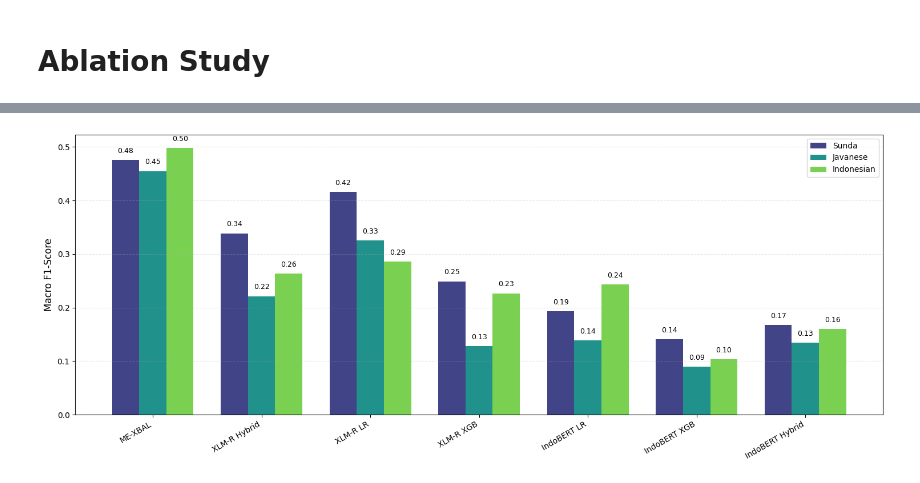
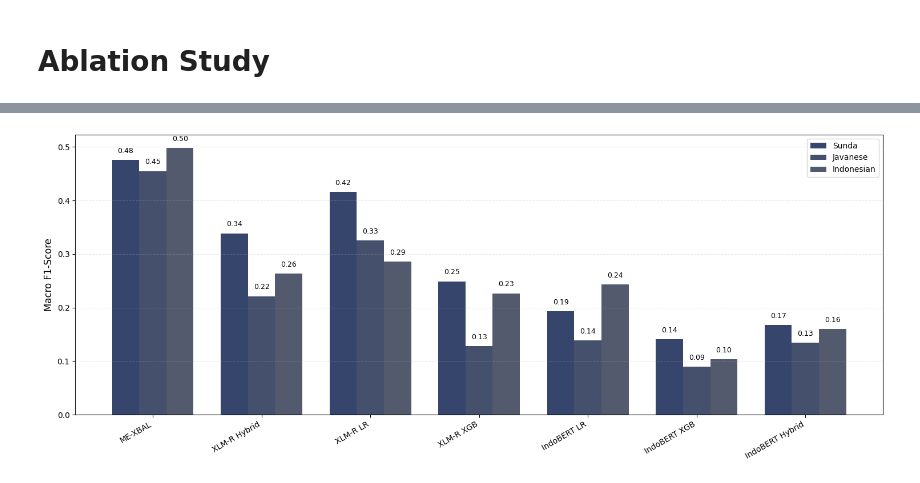
Before and after one commit to rezkanorhafizah/ME-XBal, a Jupyter notebook: semeval-dataset.ipynb, the cells around one changed output, grey strips where cells are left out. Cells and saved outputs as stored; diff of their text form; code cells hidden in the pictures.

```diff
--- a/semeval-dataset.ipynb
+++ b/semeval-dataset.ipynb
@@ -1106,8 +1219,7 @@ plt.figure(figsize=(15, 6))
 # ================================
 # COLOR MAP (BIRU → KUNING)
 # ================================
-cmap = plt.cm.viridis
-colors = [cmap(0.2), cmap(0.5), cmap(0.8)]  # biru, hijau, kuning
+cmap = plt.cm.cividis
 
 # ================================
 # BAR PLOT
@@ -1124,31 +1236,31 @@ plt.ylabel('Macro F1-Score', fontsize=12)
 plt.xticks(x, models, rotation=30, ha='right')
 plt.legend()
 
 # ================================
 # VALUE LABELS
 # ================================
 def add_labels(bars):
     for bar in bars:
         height = bar.get_height()
         plt.text(
             bar.get_x() + bar.get_width()/2,
             height + 0.01,
             f'{height:.2f}',
             ha='center',
             va='bottom',
             fontsize=9
         )
 
 add_labels(bars1)
 add_labels(bars2)
 add_labels(bars3)
 
 # ================================
 # GRID
 # ================================
 plt.grid(axis='y', linestyle='--', alpha=0.3)
 
 plt.tight_layout()
 plt.show()
 # %% [output]
-[figure, old version]
+[figure, new version]
```
Also changed, not shown: parts of 12 cells of this notebook.
